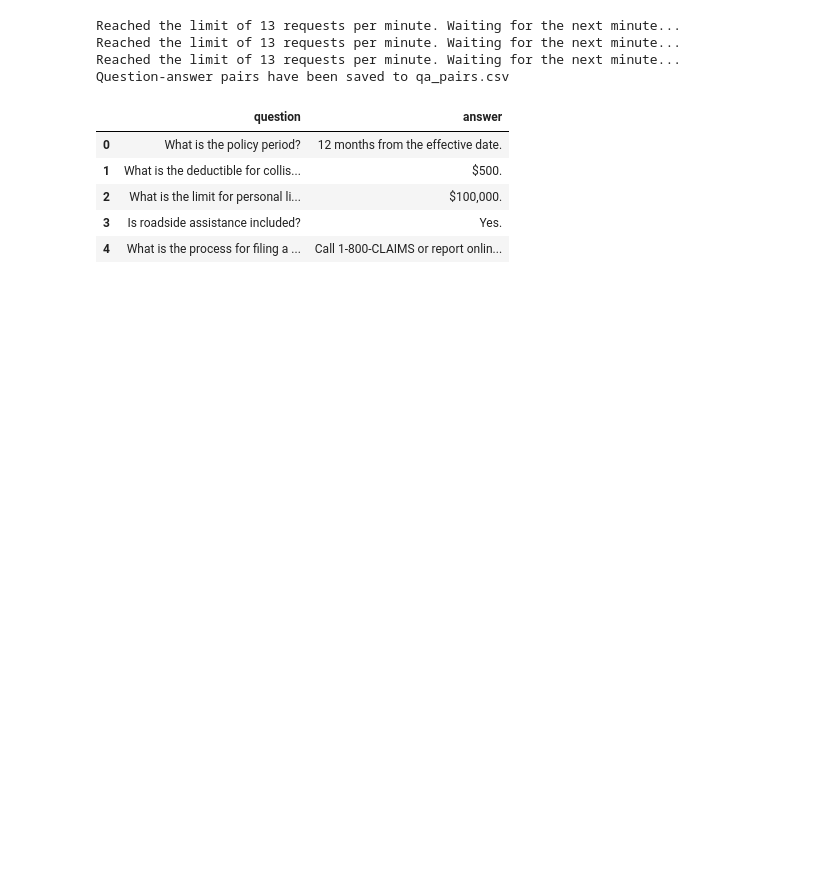
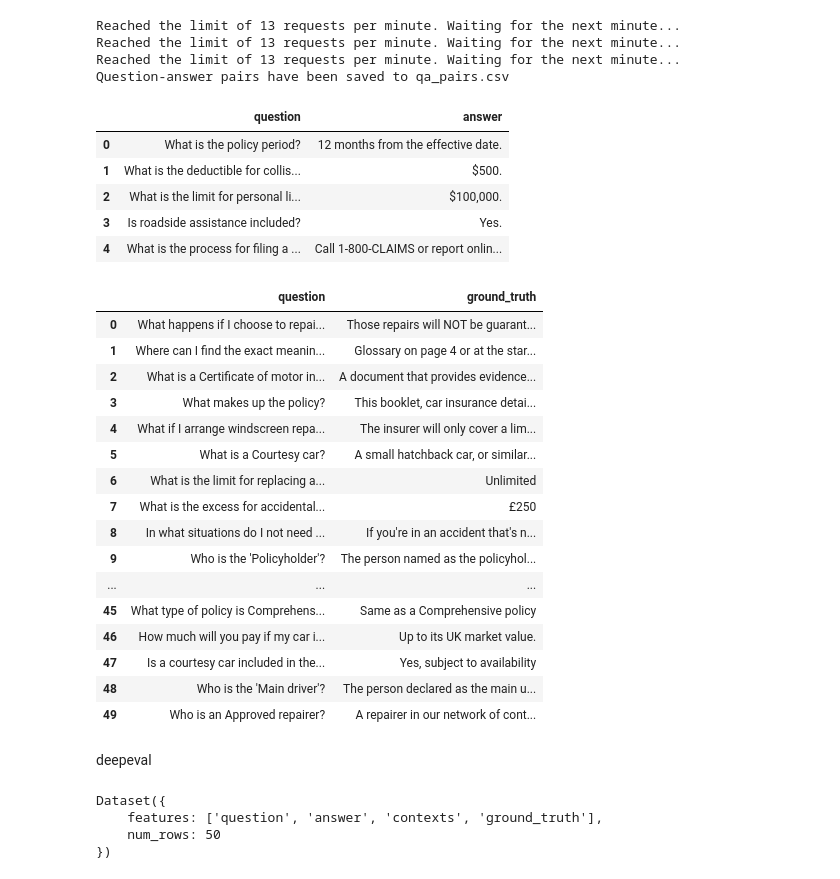
Before and after one commit to riphunter7001x/PolicyBot, a Jupyter notebook: experiment/eval.ipynb, the cells around one changed output. Drawn from its saved outputs; the diff is of its cells as text; code cells hidden in the pictures; blank space fills up the shorter version.

```diff
--- a/experiment/eval.ipynb
+++ b/experiment/eval.ipynb
@@ -307,3 +386,32 @@ df.head()
 | 2 | What is the limit for personal li... | $100,000. |
 | 3 | Is roadside assistance included? | Yes. |
 | 4 | What is the process for filing a ... | Call 1-800-CLAIMS or report onlin... |
+# %%
+df
+# %% [output]
+|  | question | ground_truth |
+| 0 | What happens if I choose to repai... | Those repairs will NOT be guarant... |
+| 1 | Where can I find the exact meanin... | Glossary on page 4 or at the star... |
+| 2 | What is a Certificate of motor in... | A document that provides evidence... |
+| 3 | What makes up the policy? | This booklet, car insurance detai... |
+| 4 | What if I arrange windscreen repa... | The insurer will only cover a lim... |
+| 5 | What is a Courtesy car? | A small hatchback car, or similar... |
+| 6 | What is the limit for replacing a... | Unlimited |
+| 7 | What is the excess for accidental... | £250 |
+| 8 | In what situations do I not need ... | If you're in an accident that's n... |
+| 9 | Who is the 'Policyholder'? | The person named as the policyhol... |
+| ... | ... | ... |
+| 45 | What type of policy is Comprehens... | Same as a Comprehensive policy |
+| 46 | How much will you pay if my car i... | Up to its UK market value. |
+| 47 | Is a courtesy car included in the... | Yes, subject to availability |
+| 48 | Who is the 'Main driver'? | The person declared as the main u... |
+| 49 | Who is an Approved repairer? | A repairer in our network of cont... |
+# %% [markdown]
+deepeval
+# %%
+dataset
+# %% [output]
+Dataset({
+    features: ['question', 'answer', 'contexts', 'ground_truth'],
+    num_rows: 50
+})
```
Also changed, not shown: parts of 22 cells of this notebook, 9 other files.
